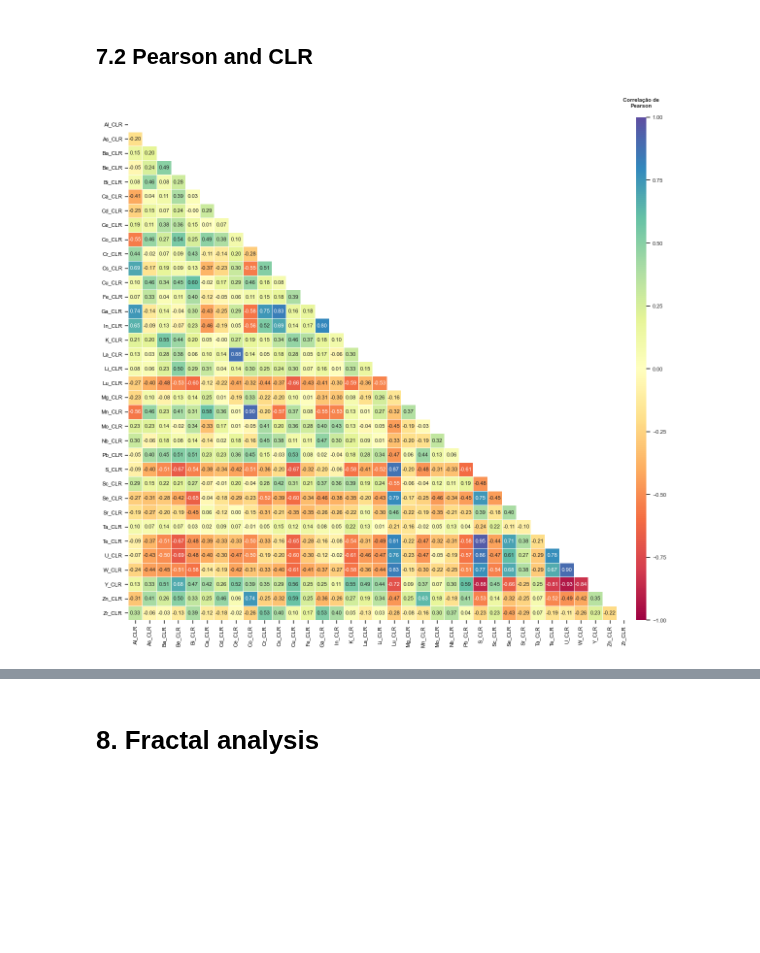
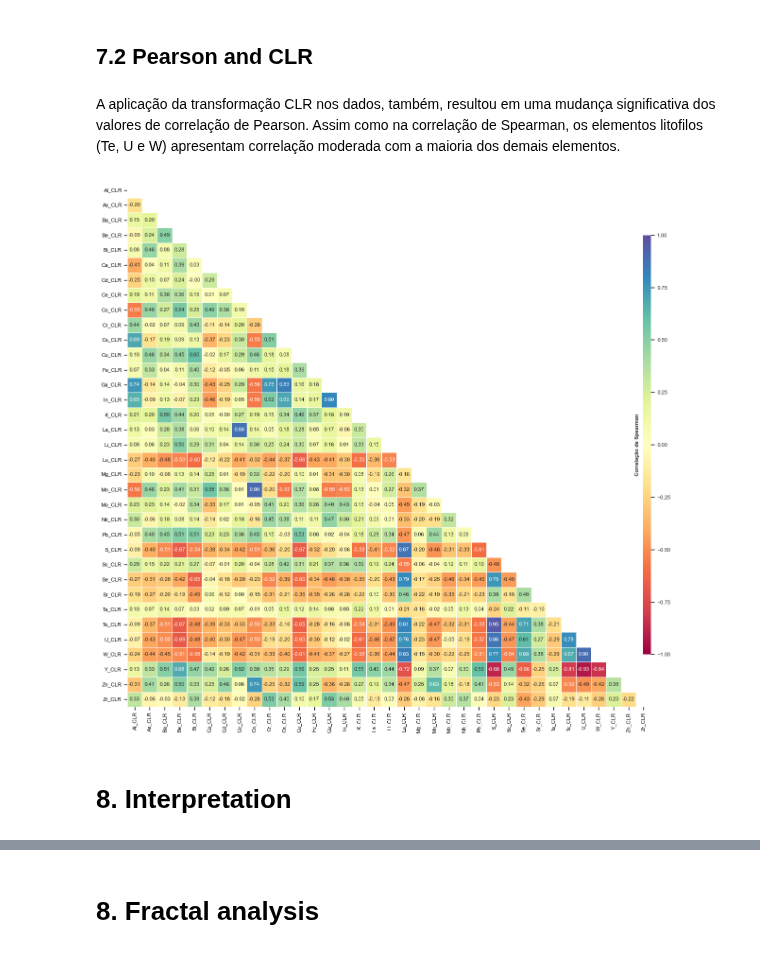
Before and after one commit to dutraluiz/Geochemistry, a Jupyter notebook: 2 - Exploratory Analysis.ipynb, the cells around one changed output, grey strips where cells are left out. Saved outputs shown, nothing was run; the diff lists cells and outputs as text; code cells hidden in the pictures; blank space fills up the shorter version.

```diff
--- a/2 - Exploratory Analysis.ipynb
+++ b/2 - Exploratory Analysis.ipynb
@@ -329,45 +329,47 @@ plt.show()
 # %% [markdown]
 ## 7.2 Pearson and CLR
+# %% [markdown]
+A aplicação da transformação CLR nos dados, também, resultou em uma mudança significativa dos valores de correlação de Pearson. Assim como na correlação de Spearman, os elementos litofilos (Te, U e W) apresentam correlação moderada com a maioria dos demais elementos.
 # %%
 import seaborn as sns
 import matplotlib.pyplot as plt
 import numpy as np
+from mpl_toolkits.axes_grid1.inset_locator import inset_axes
 
 fontsize = 8
 
 plt.figure(figsize=(12, 12))
-sns.set_theme(style="ticks") # Ativa os ticks globais
+sns.set_theme(style='ticks') # Ativa os ticks globais
 
 corr_matrix = df_final[element_clr].corr(method='pearson')
 mask = np.triu(np.ones_like(corr_matrix, dtype=bool))
 
-ax = sns.heatmap(corr_matrix, mask=mask, annot=True, fmt=".2f",
-                 cmap='Spectral', vmin=-1, vmax=1, center=0, square=True,
-                 linewidths=.5, cbar=False, annot_kws={"size": fontsize})
+ax = sns.heatmap(corr_matrix, mask=mask, annot=True, fmt='.2f', cmap='Spectral', vmin=-1, vmax=1, center=0, square=True, linewidths=.5,
+                 cbar=False, annot_kws={'size': fontsize})
 
 # Legenda
 divider = make_axes_locatable(ax)
-cax = divider.append_axes("right", size="2%", pad=0.1)
+cax = inset_axes(ax, width='1.5%', height='80%', loc='center right', borderpad=0)
 cbar = plt.colorbar(ax.collections[0], cax=cax)
 cbar.ax.tick_params(labelsize=fontsize)
+
 cbar.outline.set_visible(False)
-
 # Título da escala
-cax.set_title('Correlação de\nSpearman', size=11, weight='bold', pad=15)
+cax.set_ylabel('Correlação de Spearman', fontsize=fontsize, weight='bold', rotation=90, labelpad=5)
+cax.yaxis.set_label_position('left')
 
 # Configuração dos Ticks nos eixos
 ax.tick_params(axis='both', which='both', length=5, width=1, direction='out', colors='black')
 
 # Rótulos customizados
 labels = [l.get_text().replace('_pct', ' (%)').replace('_ppm', ' (ppm)') for l in ax.get_xticklabels()]
 ax.set_xticklabels(labels, fontsize=fontsize, rotation=90)
 ax.set_yticklabels(labels, fontsize=fontsize, rotation=0)
 
-# Título posicionado sobre a Colorbar
-ax.figure.axes[-1].set_title('Correlação de\nPearson', size=fontsize, weight='bold', pad=15)
-
 plt.tight_layout()
-plt.savefig('Figure/5-Correlação_Pearson.tif', format='tif', dpi=600, bbox_inches='tight')
+plt.savefig('Figure/5-Correlação_Pearson_CLR.tif', format='tif', dpi=600, bbox_inches='tight')
 plt.show()
 # %% [output]
-[figure, old version]
+[figure, new version]
+# %% [markdown]
+# 8. Interpretation
```
Also changed, not shown: parts of 12 cells of this notebook.
